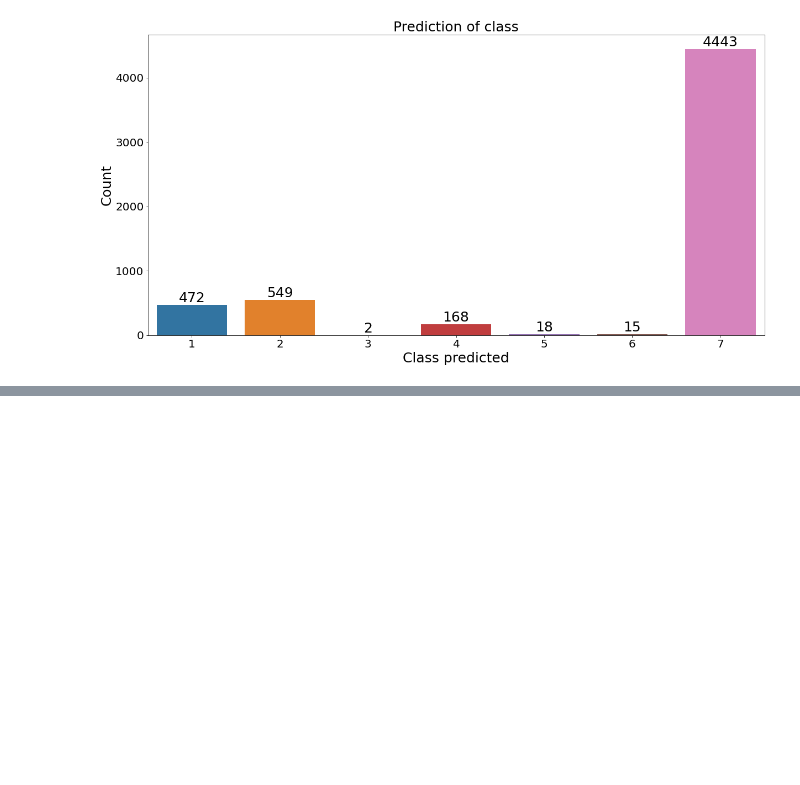
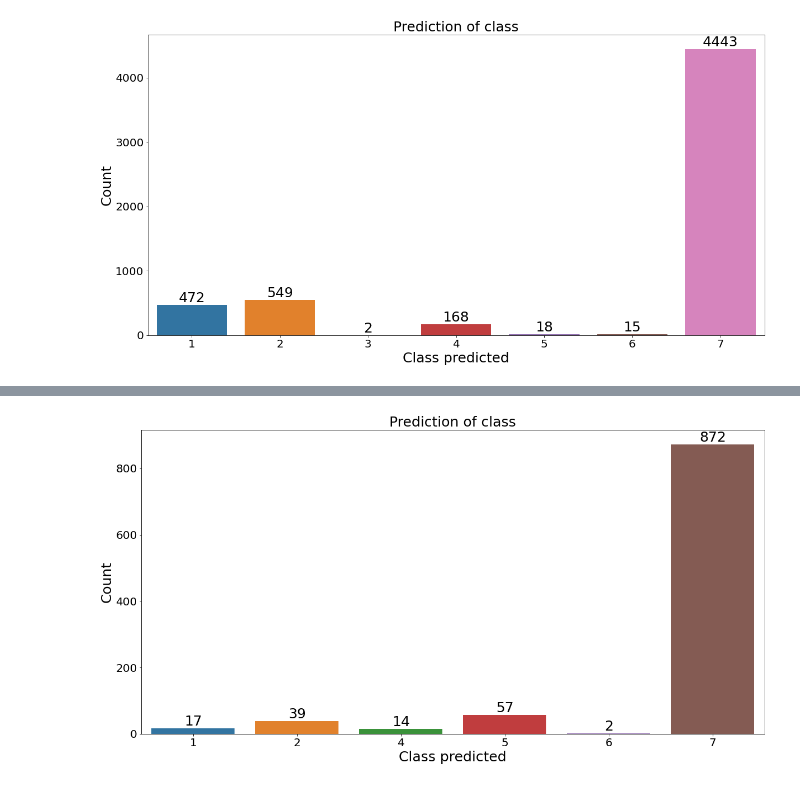
Before and after one commit to Chabname/RAPMC, a Jupyter notebook: notebook/Submission_kaggle.ipynb, the cells around one changed output, grey strips where cells are left out. Cells and saved outputs as stored; diff of their text form; code cells hidden in the pictures; blank space fills up the shorter version.

```diff
--- a/notebook/Submission_kaggle.ipynb
+++ b/notebook/Submission_kaggle.ipynb
@@ -371,0 +516,11 @@ plt.show()
+# %%
+cnnmodel = tf.keras.models.load_model("../results/CNN_63.h5")
+# %%
+# Use the Keras tokenizer, vectorize a text corpus, by turning each text into either a sequence of integers (each integer being the index of a token in a dictionary)
+# the maximum number of words to keep, based on word frequency.
+num_words = 700
+tokenizer = Tokenizer(num_words=num_words)
+tokenizer.fit_on_texts(kaggle_dtf['Text'].values) # Updates internal vocabulary based on a list of texts.
+# Pad the data
+X = tokenizer.texts_to_sequences(kaggle_dtf['Text'].values) # Transforms each text in texts to a sequence of integers, Only top num_words most frequent words will be taken into account.
+X = pad_sequences(X, maxlen=700) # transforms a lists of integers into a 2D Numpy array of shape (num_samples, num_timesteps)
@@ -371,0 +537,11 @@ plt.show()
+# %%
+pred_scibert = predit_class(cnnmodel,X)
+# %%
+one_class =  []
+for one_hot in pred_scibert:
+    class_pred = np.argmax(one_hot)
+    one_class.append(class_pred+1)
+# %%
+plot_pred(one_class)
+# %% [output]
+[figure, added]
```
Also changed, not shown: parts of 23 cells of this notebook.
